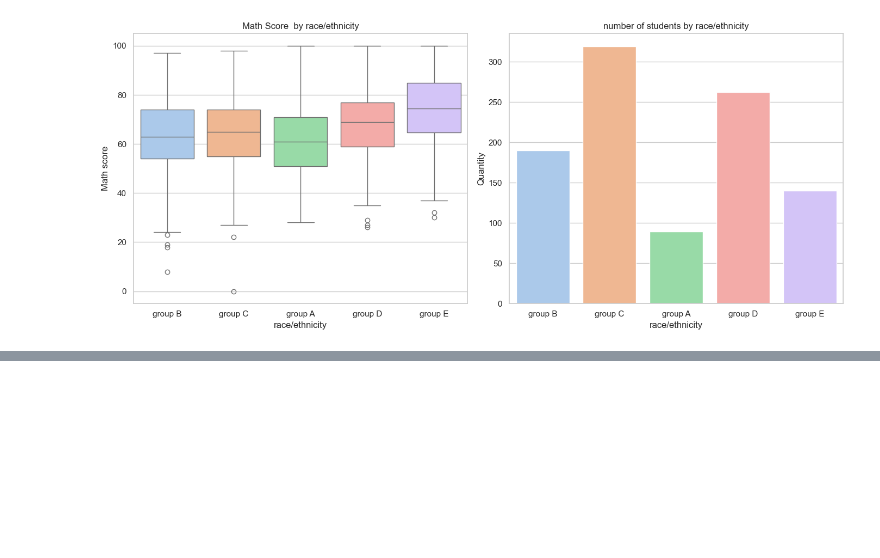
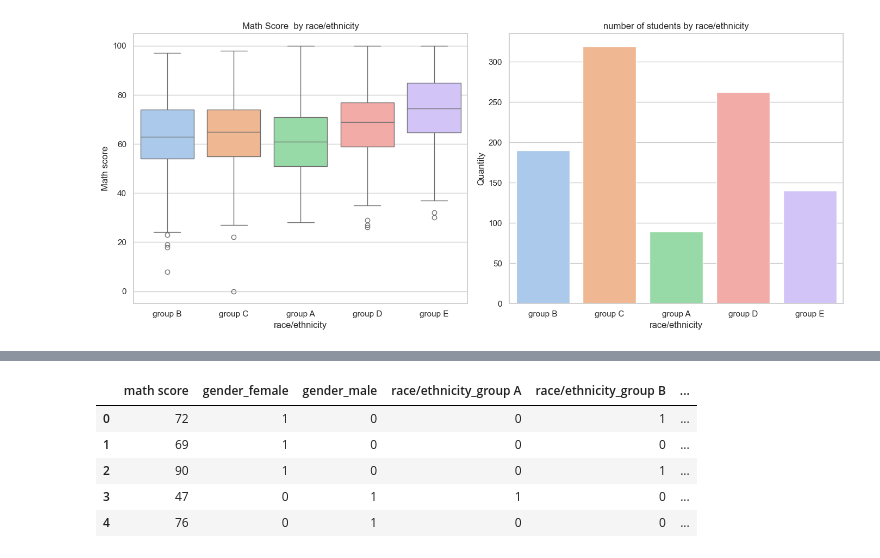
Before and after one commit to Estefania-8/ProyectoIA, a Jupyter notebook: Analisis.ipynb, the cells around one changed output, grey strips where cells are left out. Cells and saved outputs as stored; diff of their text form; code cells hidden in the pictures; blank space fills up the shorter version.

```diff
--- a/Analisis.ipynb
+++ b/Analisis.ipynb
@@ -193,0 +257,11 @@ Passing `palette` without assigning `hue` is deprecated and will be removed in v
+# %%
+df_encoded = pd.get_dummies(df_duplicado, columns=["gender", "race/ethnicity", "parental level of education", "lunch", "test preparation course"])
+df_encoded = df_encoded.astype(int)
+df_encoded.head()
+# %% [output]
+|  | math score | gender_female | gender_male | race/ethnicity_group A | race/ethnicity_group B | ... |
+| 0 | 72 | 1 | 0 | 0 | 1 | ... |
+| 1 | 69 | 1 | 0 | 0 | 0 | ... |
+| 2 | 90 | 1 | 0 | 0 | 1 | ... |
+| 3 | 47 | 0 | 1 | 1 | 0 | ... |
+| 4 | 76 | 0 | 1 | 0 | 0 | ... |
```
Also changed, not shown: parts of 4 cells of this notebook.
